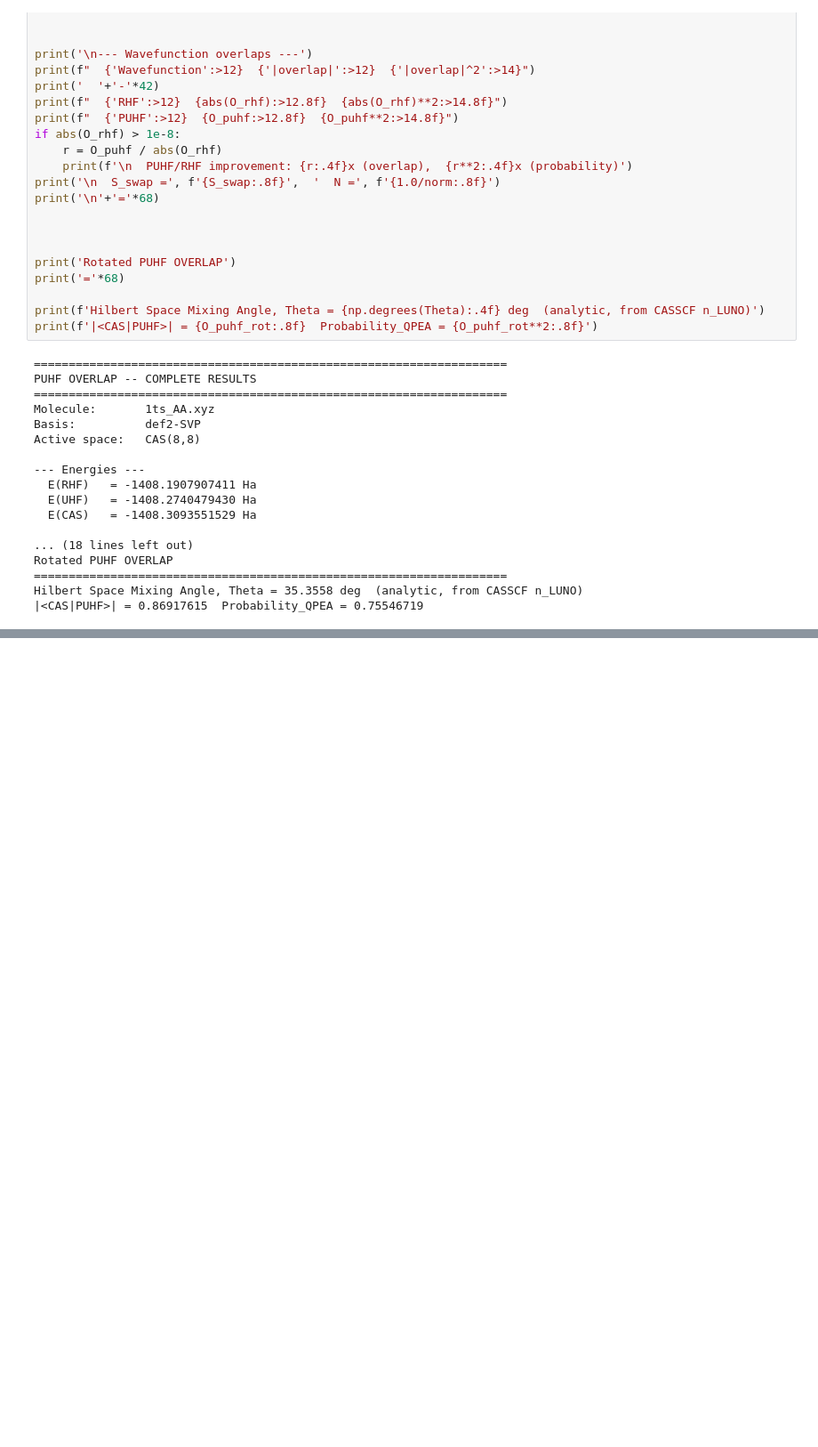
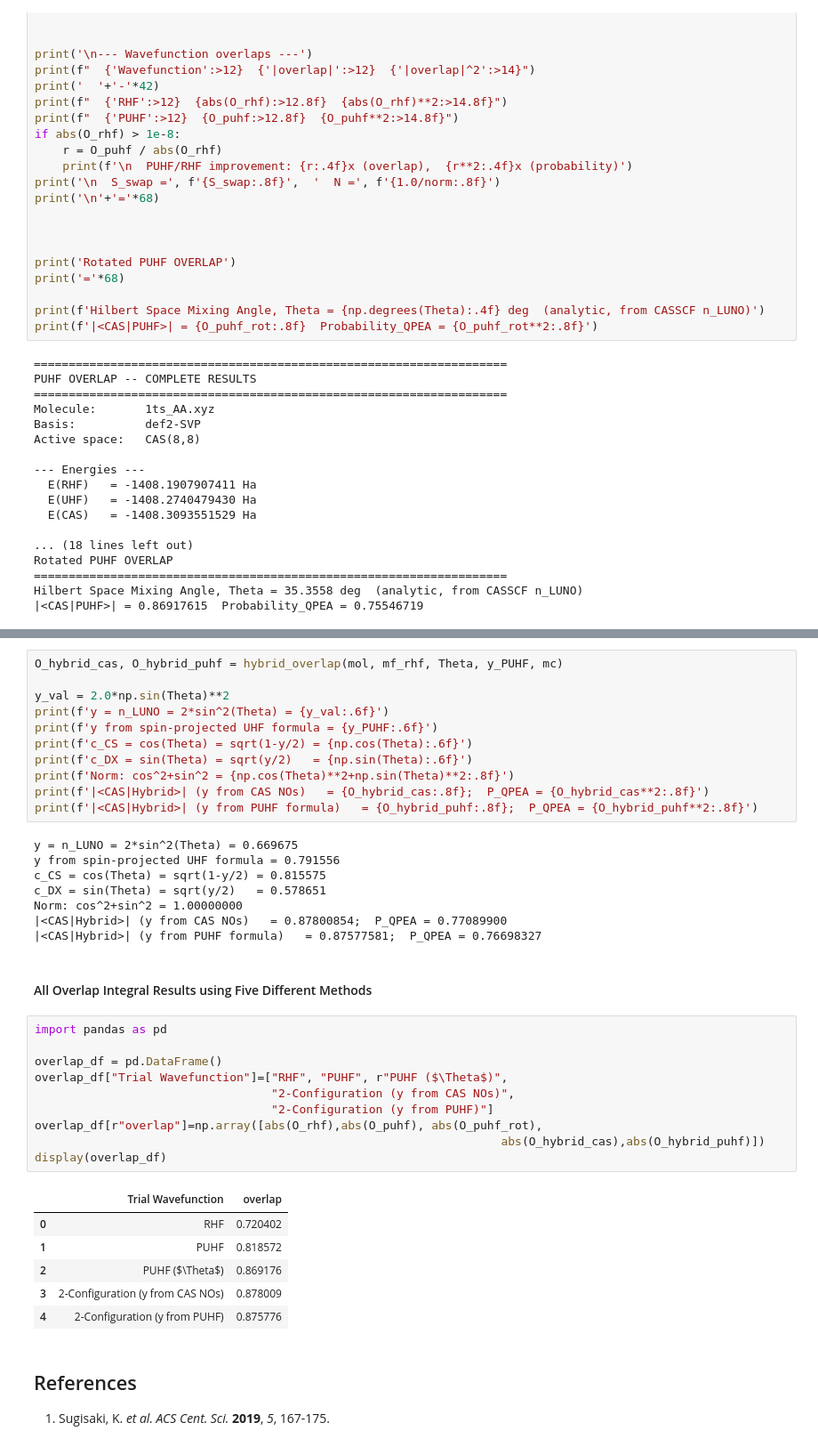
Before and after one commit to baswanth-oruganti/overlap_integral_UEIT_TOPCT, a Jupyter notebook: overlap_integral.ipynb, the cells around one changed output, grey strips where cells are left out. Shown at 89% size. Cells and saved outputs as stored; diff of their text form; blank space fills up the shorter version.

```diff
--- a/overlap_integral.ipynb
+++ b/overlap_integral.ipynb
@@ -750,0 +813,41 @@ overlap_df
+# %%
+O_hybrid_cas, O_hybrid_puhf = hybrid_overlap(mol, mf_rhf, Theta, y_PUHF, mc)
+
+y_val = 2.0*np.sin(Theta)**2
+print(f'y = n_LUNO = 2*sin^2(Theta) = {y_val:.6f}')
+print(f'y from spin-projected UHF formula = {y_PUHF:.6f}')
+print(f'c_CS = cos(Theta) = sqrt(1-y/2) = {np.cos(Theta):.6f}')
+print(f'c_DX = sin(Theta) = sqrt(y/2)   = {np.sin(Theta):.6f}')
+print(f'Norm: cos^2+sin^2 = {np.cos(Theta)**2+np.sin(Theta)**2:.8f}')
+print(f'|<CAS|Hybrid>| (y from CAS NOs)   = {O_hybrid_cas:.8f};  P_QPEA = {O_hybrid_cas**2:.8f}')
+print(f'|<CAS|Hybrid>| (y from PUHF formula)   = {O_hybrid_puhf:.8f};  P_QPEA = {O_hybrid_puhf**2:.8f}')
+# %% [output]
+y = n_LUNO = 2*sin^2(Theta) = 0.669675
+y from spin-projected UHF formula = 0.791556
+c_CS = cos(Theta) = sqrt(1-y/2) = 0.815575
+c_DX = sin(Theta) = sqrt(y/2)   = 0.578651
+Norm: cos^2+sin^2 = 1.00000000
+|<CAS|Hybrid>| (y from CAS NOs)   = 0.87800854;  P_QPEA = 0.77089900
+|<CAS|Hybrid>| (y from PUHF formula)   = 0.87577581;  P_QPEA = 0.76698327
+# %% [markdown]
+#### All Overlap Integral Results using Five Different Methods
+# %%
+import pandas as pd
+
+overlap_df = pd.DataFrame()
+overlap_df["Trial Wavefunction"]=["RHF", "PUHF", r"PUHF ($\Theta$)",
+                                  "2-Configuration (y from CAS NOs)",
+                                  "2-Configuration (y from PUHF)"]
+overlap_df[r"overlap"]=np.array([abs(O_rhf),abs(O_puhf), abs(O_puhf_rot),
+                                                                   abs(O_hybrid_cas),abs(O_hybrid_puhf)])
+display(overlap_df)
+# %% [output]
+|  | Trial Wavefunction | overlap |
+| 0 | RHF | 0.720402 |
+| 1 | PUHF | 0.818572 |
+| 2 | PUHF ($\Theta$) | 0.869176 |
+| 3 | 2-Configuration (y from CAS NOs) | 0.878009 |
+| 4 | 2-Configuration (y from PUHF) | 0.875776 |
+# %% [markdown]
+## References
+1. Sugisaki, K. *et al.* *ACS Cent. Sci.* **2019**, *5*, 167-175.
```
Also changed, not shown: parts of 26 cells of this notebook.
